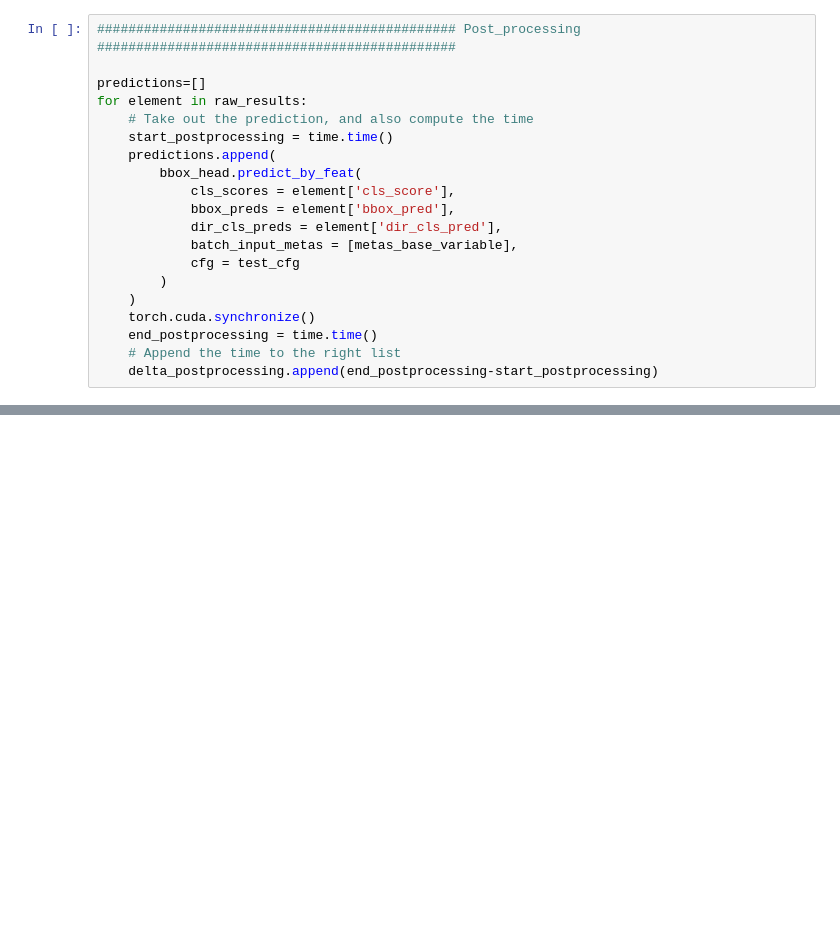
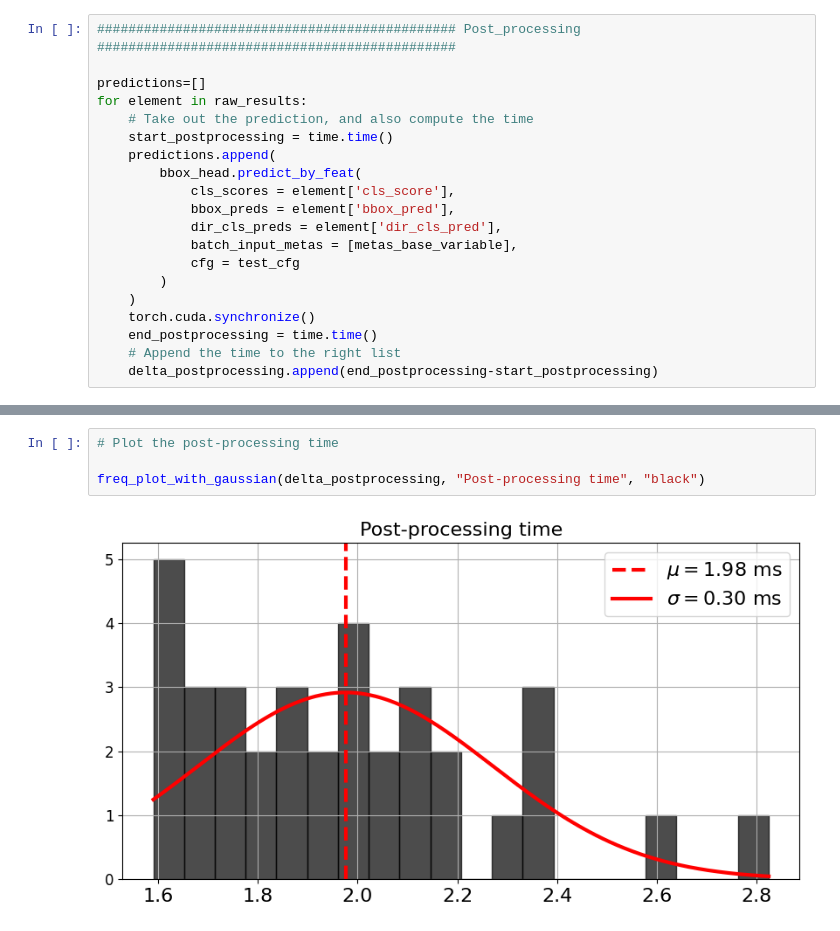
Before and after one commit to MicheleSbacco/mmdetection3d, a Jupyter notebook: demo/custom_inferencer_time_tests.ipynb, the cells around one changed output, grey strips where cells are left out. Drawn from its saved outputs; the diff is of its cells as text; blank space fills up the shorter version.

```diff
--- a/demo/custom_inferencer_time_tests.ipynb
+++ b/demo/custom_inferencer_time_tests.ipynb
@@ -334,0 +323,6 @@ if i == 3:
+# %%
+# Plot the post-processing time
+
+freq_plot_with_gaussian(delta_postprocessing, "Post-processing time", "black")
+# %% [output]
+[figure, added]
```
Also changed, not shown: parts of 7 cells of this notebook, 3 other files.
